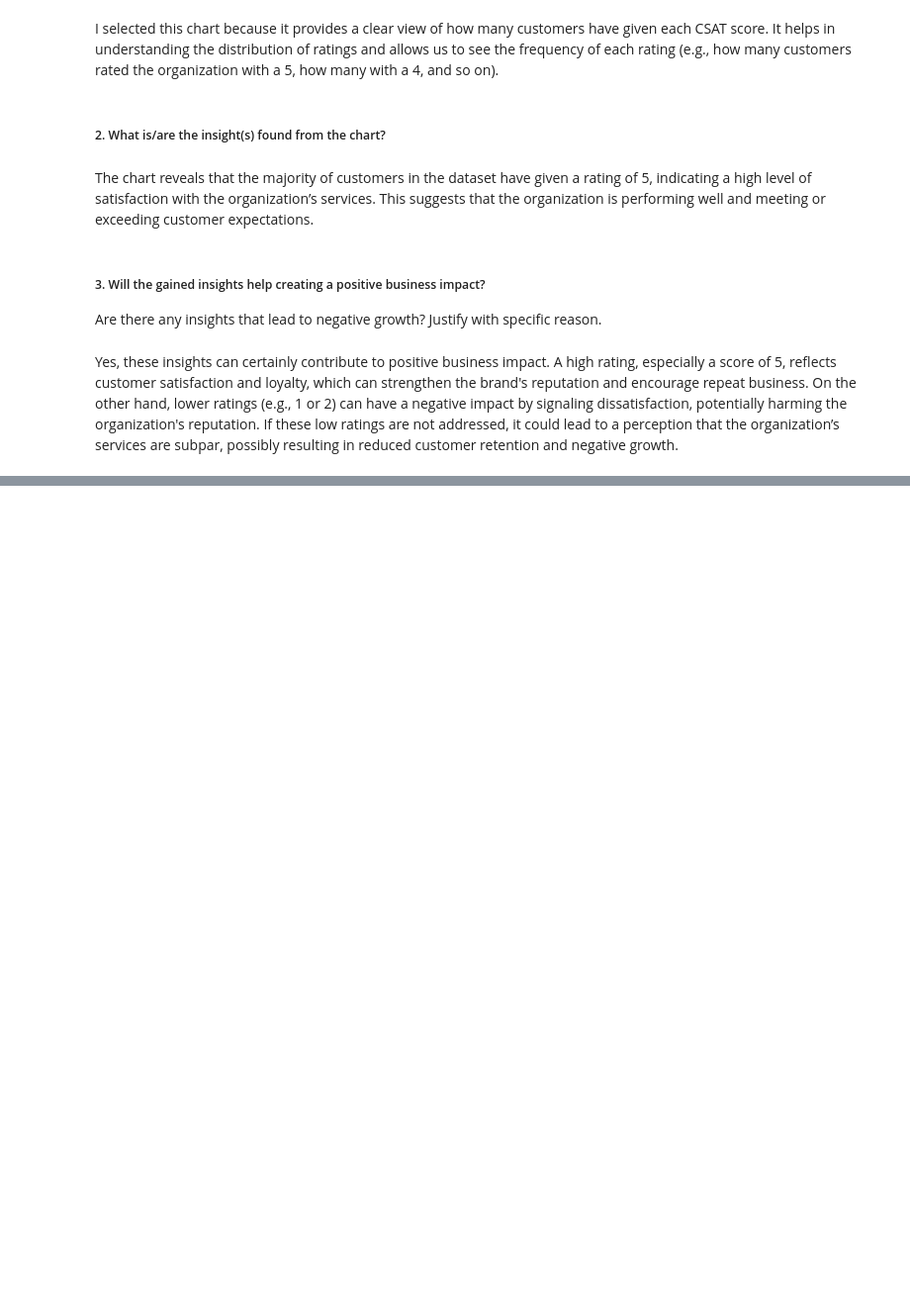
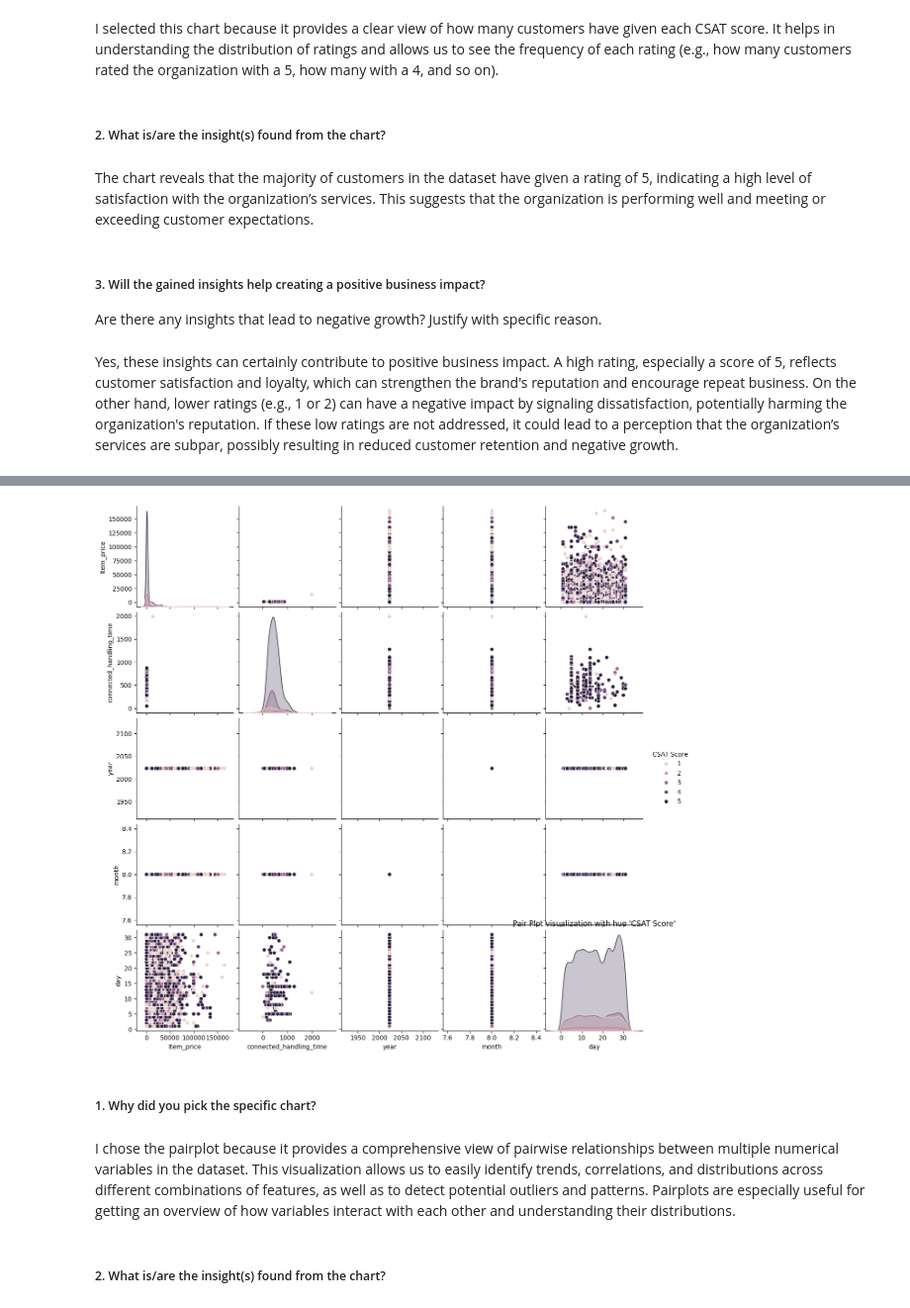
Before and after one commit to Rajesh1505/Capstone_Project_Deep_Learning, a Jupyter notebook: Capstone_Project_Deep_Learning.ipynb, the cells around one changed output, grey strips where cells are left out. Shown at 99% size. Saved outputs shown, nothing was run; the diff lists cells and outputs as text; code cells hidden in the pictures; blank space fills up the shorter version.

```diff
--- a/Capstone_Project_Deep_Learning.ipynb
+++ b/Capstone_Project_Deep_Learning.ipynb
@@ -481,0 +521,13 @@ Yes, these insights can certainly contribute to positive business impact. A high
+# %%
+# Pair Plot visualization code
+sns.pairplot(customer_support_data, hue="CSAT Score")
+plt.title("Pair Plot visualization with hue 'CSAT Score'")
+plt.show()
+# %% [output]
+[figure, added]
+# %% [markdown]
+##### 1. Why did you pick the specific chart?
+# %% [markdown]
+I chose the pairplot because it provides a comprehensive view of pairwise relationships between multiple numerical variables in the dataset. This visualization allows us to easily identify trends, correlations, and distributions across different combinations of features, as well as to detect potential outliers and patterns. Pairplots are especially useful for getting an overview of how variables interact with each other and understanding their distributions.
+# %% [markdown]
+##### 2. What is/are the insight(s) found from the chart?
```
Also changed, not shown: parts of 9 cells of this notebook.
